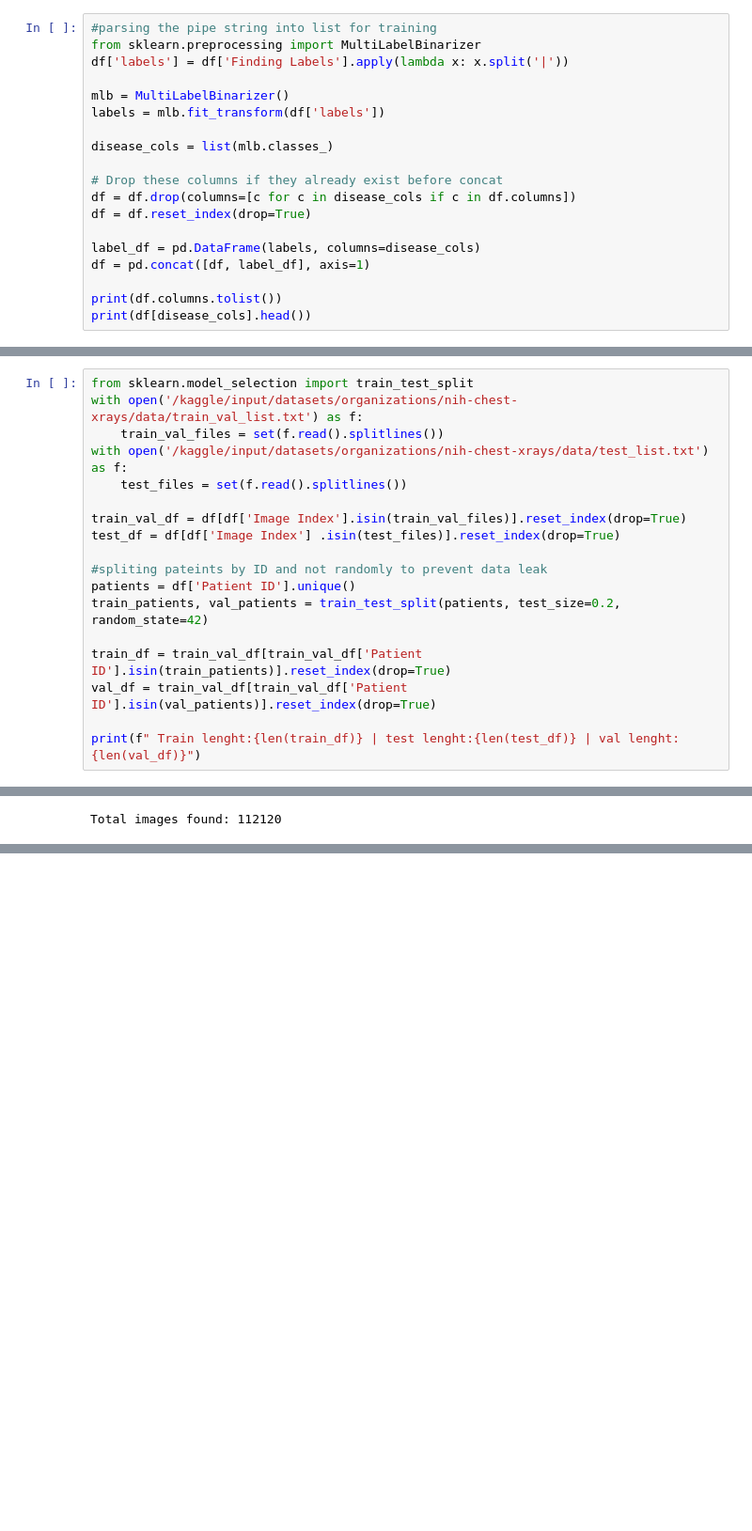
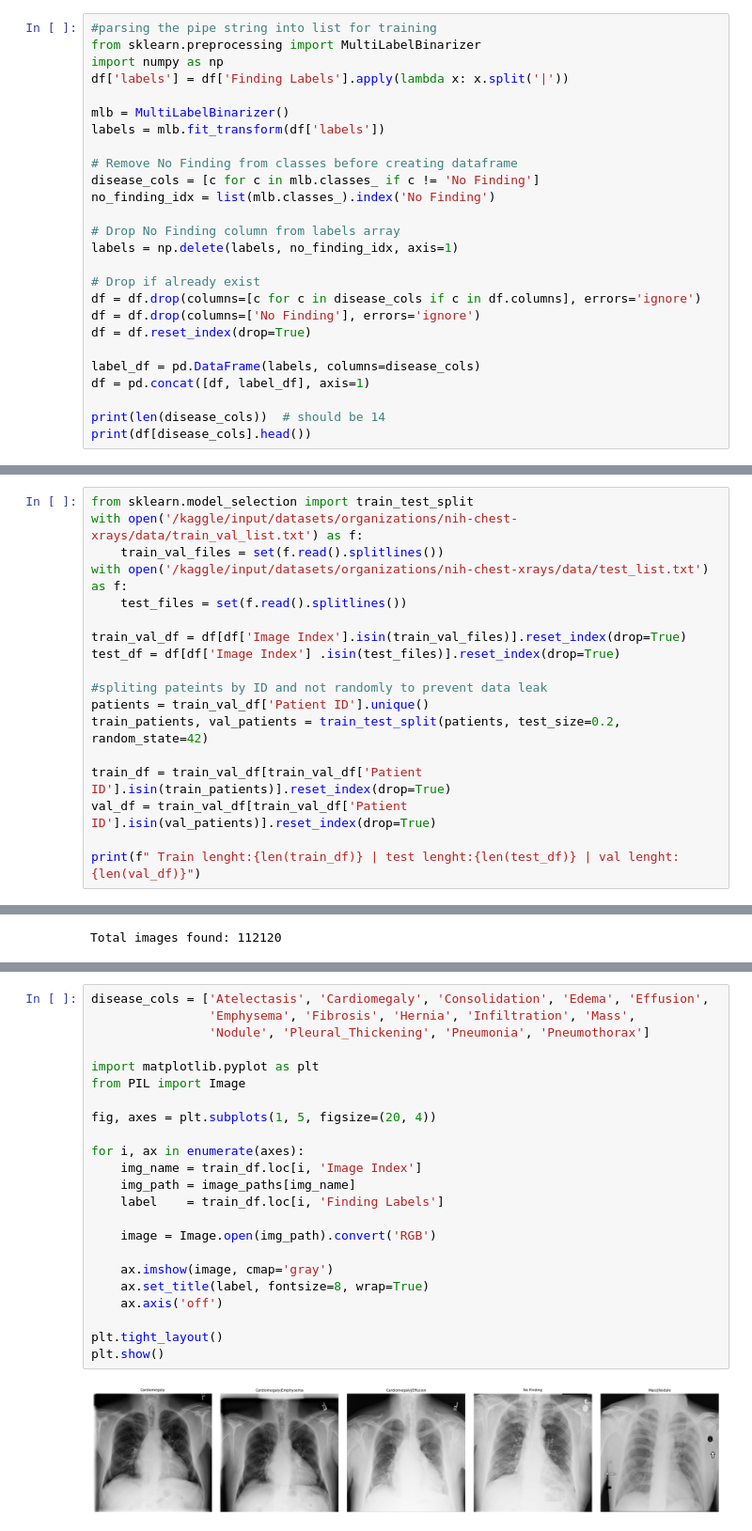
Before and after one commit to adityachaubeycode/NIH-Chest-X-ray-, a Jupyter notebook: densenet.ipynb, the cells around one changed output, grey strips where cells are left out. Shown at 94% size. Drawn from its saved outputs; the diff is of its cells as text; blank space fills up the shorter version.

```diff
--- a/densenet.ipynb
+++ b/densenet.ipynb
@@ -16,20 +16,27 @@ df.head()
 # %%
 #parsing the pipe string into list for training
 from sklearn.preprocessing import MultiLabelBinarizer
+import numpy as np
 df['labels'] = df['Finding Labels'].apply(lambda x: x.split('|'))
 
 mlb = MultiLabelBinarizer()
 labels = mlb.fit_transform(df['labels'])
 
-disease_cols = list(mlb.classes_)
+# Remove No Finding from classes before creating dataframe
+disease_cols = [c for c in mlb.classes_ if c != 'No Finding']
+no_finding_idx = list(mlb.classes_).index('No Finding')
 
-# Drop these columns if they already exist before concat
-df = df.drop(columns=[c for c in disease_cols if c in df.columns])
+# Drop No Finding column from labels array
+labels = np.delete(labels, no_finding_idx, axis=1)
+
+# Drop if already exist
+df = df.drop(columns=[c for c in disease_cols if c in df.columns], errors='ignore')
+df = df.drop(columns=['No Finding'], errors='ignore')
 df = df.reset_index(drop=True)
 
 label_df = pd.DataFrame(labels, columns=disease_cols)
 df = pd.concat([df, label_df], axis=1)
 
-print(df.columns.tolist())
+print(len(disease_cols))  # should be 14
 print(df[disease_cols].head())
 # %% [output]
@@ -61,7 +68,7 @@ train_val_df = df[df['Image Index'].isin(train_val_files)].reset_index(drop=True
 test_df = df[df['Image Index'] .isin(test_files)].reset_index(drop=True)
 
 #spliting pateints by ID and not randomly to prevent data leak
-patients = df['Patient ID'].unique()
+patients = train_val_df['Patient ID'].unique()
 train_patients, val_patients = train_test_split(patients, test_size=0.2, random_state=42)
 
 train_df = train_val_df[train_val_df['Patient ID'].isin(train_patients)].reset_index(drop=True)
@@ -155,0 +163,25 @@ print(len(trainloader), len(testloader), len(valloader))
+# %%
+disease_cols = ['Atelectasis', 'Cardiomegaly', 'Consolidation', 'Edema', 'Effusion',
+                'Emphysema', 'Fibrosis', 'Hernia', 'Infiltration', 'Mass',
+                'Nodule', 'Pleural_Thickening', 'Pneumonia', 'Pneumothorax']
+
+import matplotlib.pyplot as plt
+from PIL import Image
+
+fig, axes = plt.subplots(1, 5, figsize=(20, 4))
+
+for i, ax in enumerate(axes):
+    img_name = train_df.loc[i, 'Image Index']
+    img_path = image_paths[img_name]
+    label    = train_df.loc[i, 'Finding Labels']
+
+    image = Image.open(img_path).convert('RGB')
+
+    ax.imshow(image, cmap='gray')
+    ax.set_title(label, fontsize=8, wrap=True)
+    ax.axis('off')
+
+plt.tight_layout()
+plt.show()
+# %% [output]
+[figure, added]
```
Also changed, not shown: parts of 7 cells of this notebook.
